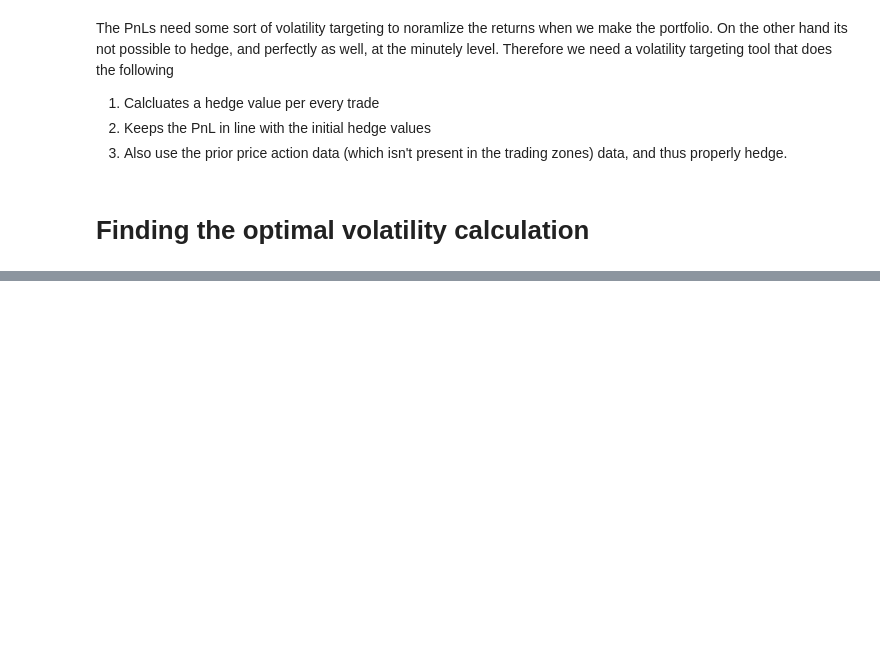
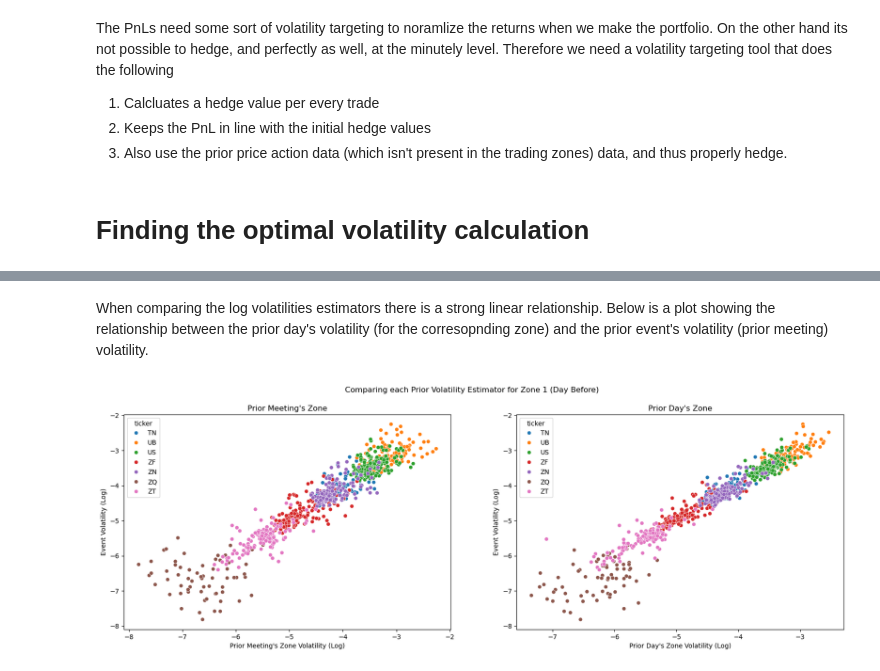
Before and after one commit to diegodalvarez/FOMCDrift, a Jupyter notebook: notebook/2GeneralBacktest.ipynb, the cells around one changed output, grey strips where cells are left out. Cells and saved outputs as stored; diff of their text form; code cells hidden in the pictures; blank space fills up the shorter version.

Commit message:
vol estimators models

```diff
--- a/notebook/2GeneralBacktest.ipynb
+++ b/notebook/2GeneralBacktest.ipynb
@@ -182,0 +91,35 @@ df_params = pd.concat(df_param_list)
+# %%
+path         = os.path.join(data_path, "Volatilities", "CombinedVolEstimators.parquet")
+df_vol_panel = (pd.read_parquet(path = path))
+# %%
+df_day_before = (df_vol_panel
+    .loc[lambda x: x.name == "day_before"]
+    .assign(
+        lzone_vol = lambda x: np.log(x.lzone_vol),
+        cur_vol   = lambda x: np.log(x.cur_vol),
+        lday_vol  = lambda x: np.log(x.lday_vol)))
+# %% [markdown]
+When comparing the log volatilities estimators there is a strong linear relationship. Below is a plot showing the relationship between the prior day's volatility (for the corresopnding zone) and the prior event's volatility (prior meeting) volatility.
+# %%
+fig, axes   = plt.subplots(ncols = 2, figsize = (20,6))
+vol_renamer = {
+    "lzone_vol": "Prior Meeting's Zone",
+    "lday_vol" : "Prior Day's Zone"}
+
+for i, vol in enumerate(vol_renamer.keys()):
+
+    sns.scatterplot(
+        ax   = axes[i],
+        data = df_day_before,
+        x    = vol,
+        y    = "cur_vol",
+        hue  = "ticker")
+
+    axes[i].set_ylabel("Event Volatility (Log)")
+    axes[i].set_xlabel(vol_renamer[vol] + " Volatility (Log)")
+    axes[i].set_title(vol_renamer[vol])
+
+fig.suptitle("Comparing each Prior Volatility Estimator for Zone 1 (Day Before)")
+plt.show()
+# %% [output]
+[figure, added]
```
Also changed, not shown: parts of 27 cells of this notebook, 1 other file.
